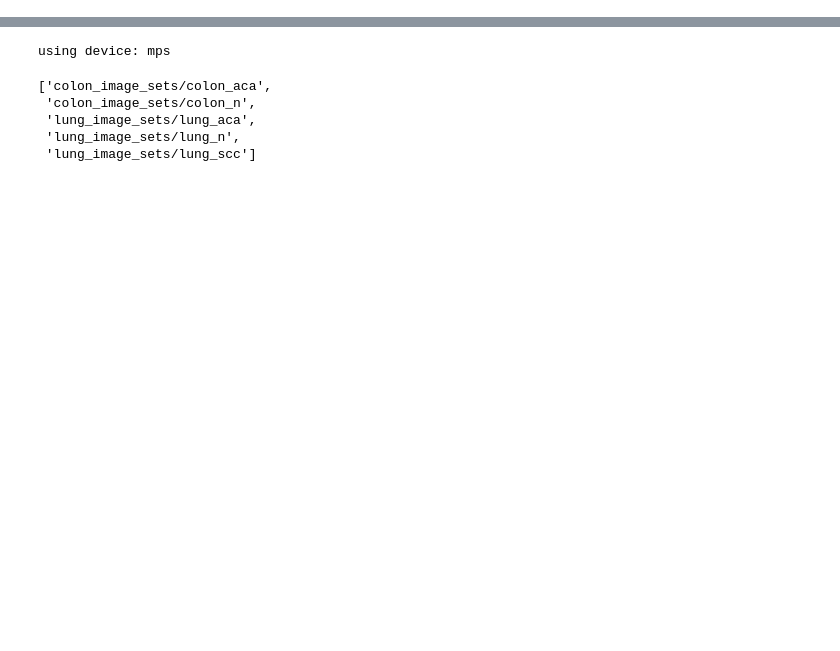
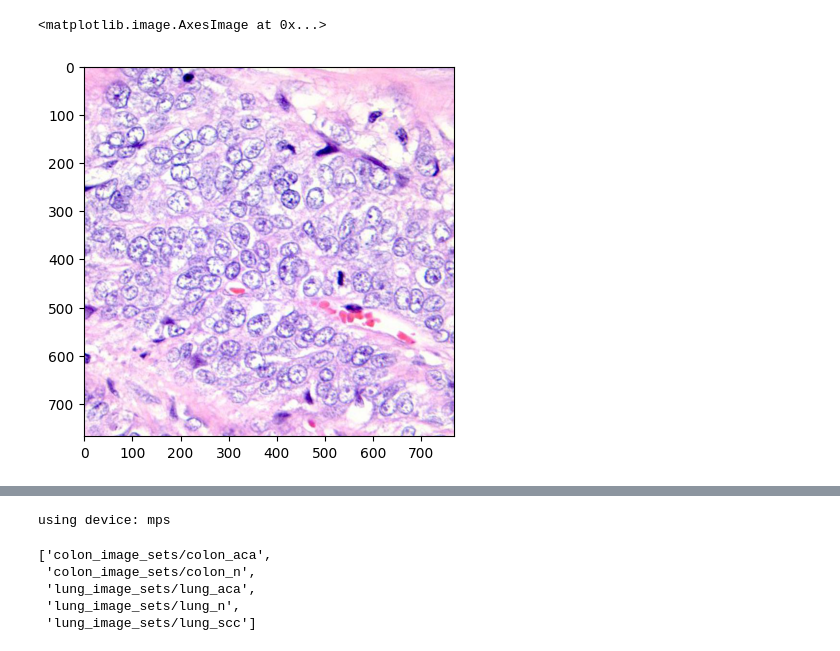
Before and after one commit to amanguptaBay/ECE_285_Final, a Jupyter notebook: resnet_ttt.ipynb, the cells around one changed output, grey strips where cells are left out. Cells and saved outputs as stored; diff of their text form; code cells hidden in the pictures; blank space fills up the shorter version.

```diff
--- a/resnet_ttt.ipynb
+++ b/resnet_ttt.ipynb
@@ -0,0 +60,5 @@
+# %%
+plotImage(lung_colon_rotated_dataset[2][0])
+# %% [output]
+<matplotlib.image.AxesImage at 0x...>
+[figure, added]
```
Also changed, not shown: parts of 41 cells of this notebook, 2 other files.
